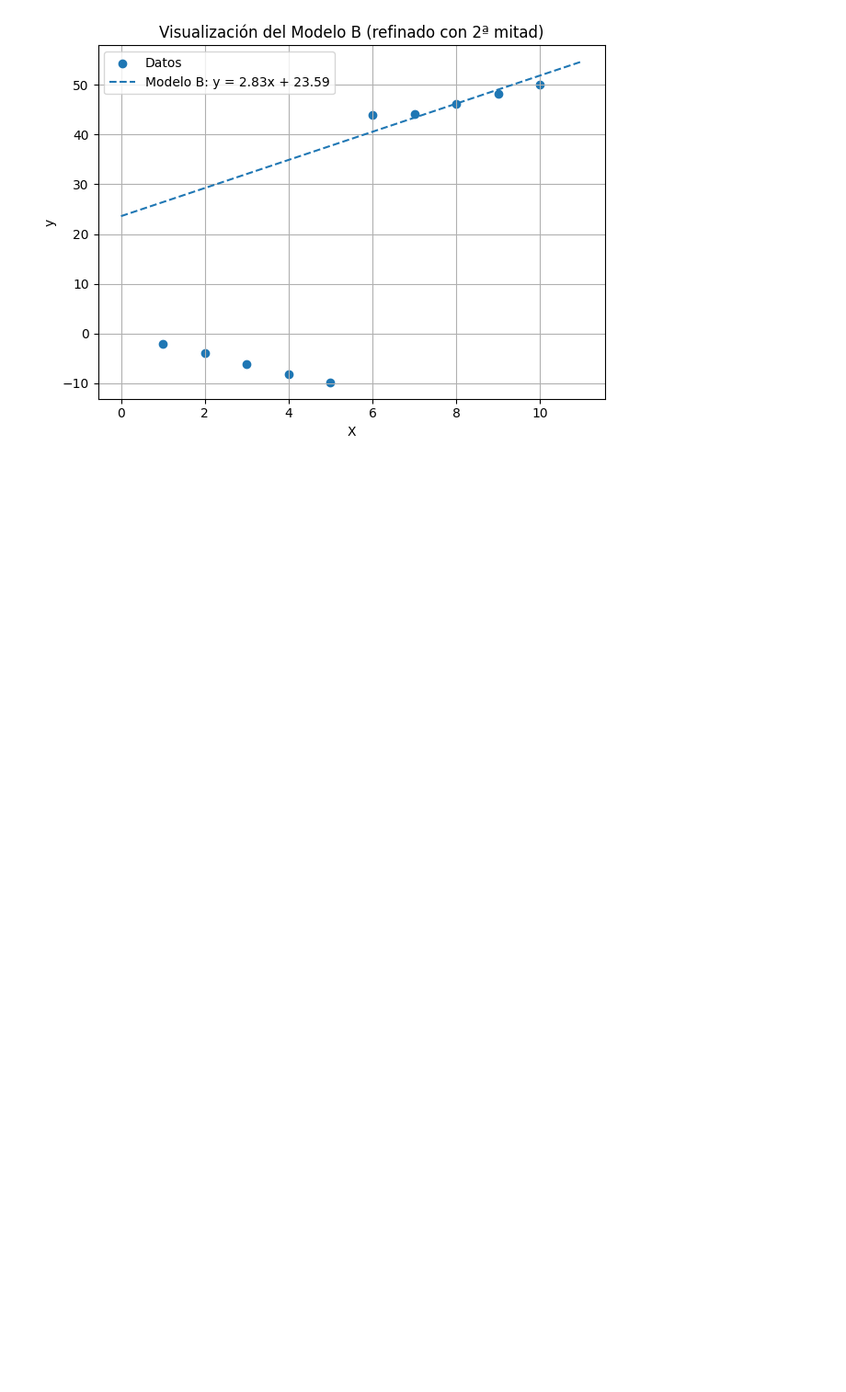
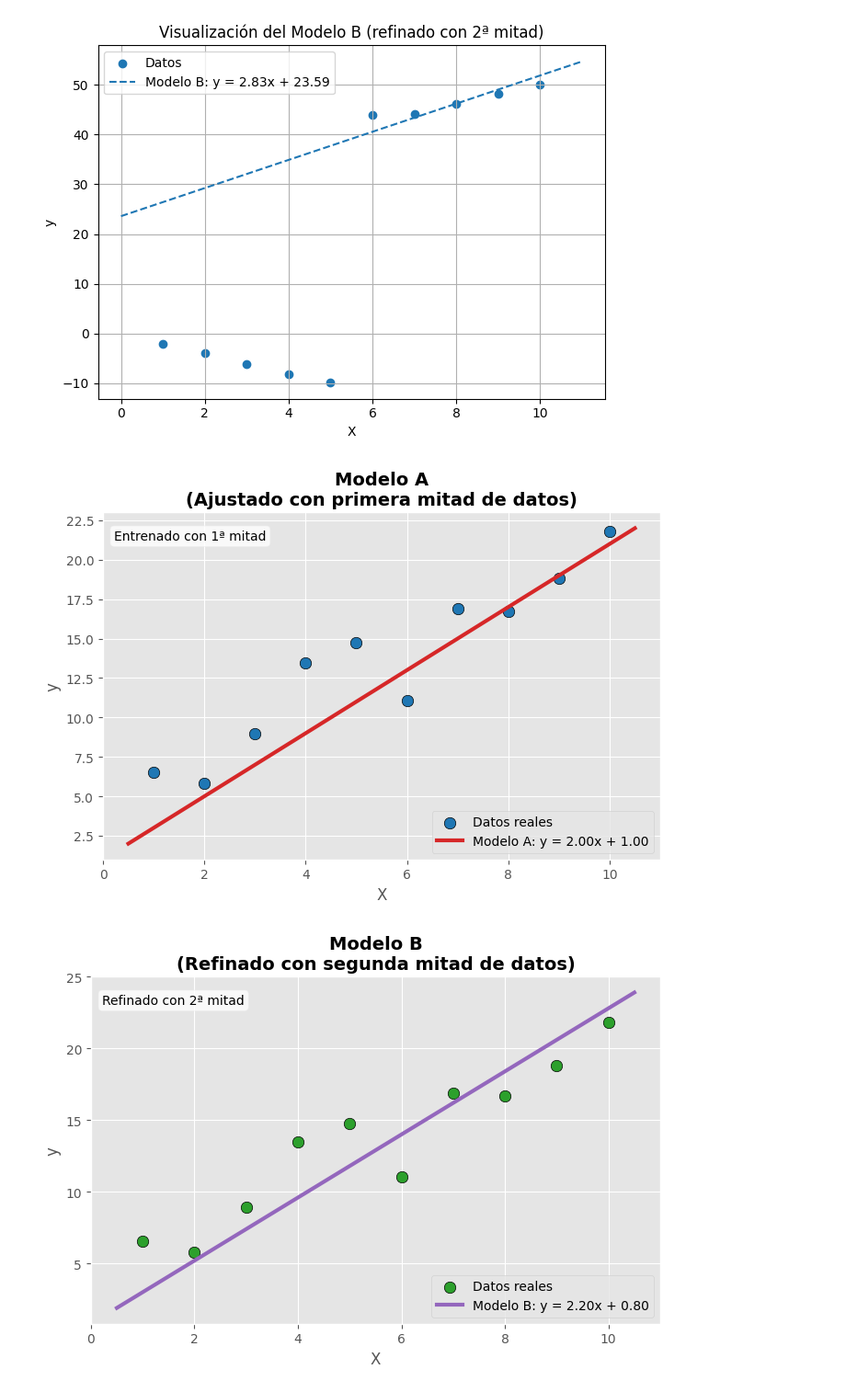
Before and after one commit to eguar11011/Continual, a Jupyter notebook: Exploracion/regresion-en-intervalos.ipynb, the cells around one changed output. Shown: that part at 92% size. Cells and saved outputs as stored; diff of their text form; code cells hidden in the pictures; blank space fills up the shorter version.

```diff
--- a/Exploracion/regresion-en-intervalos.ipynb
+++ b/Exploracion/regresion-en-intervalos.ipynb
@@ -168,3 +168,65 @@ plt.show()
 # %% [output]
 [figure]
 [figure]
+# %%
+import numpy as np
+import matplotlib.pyplot as plt
+
+# ───────────────────────────── Ejemplo reproducible ─────────────────────────────
+# Si ya tienes tus propias variables, comenta o elimina este bloque.
+try:
+    X
+    y
+    theta1_A
+    theta0_A
+    theta1_B
+    theta0_B
+except NameError:
+    np.random.seed(0)
+    X = np.arange(1, 11)
+    theta1_A, theta0_A = 2.0, 1.0     # Parámetros hipotéticos Modelo A
+    theta1_B, theta0_B = 2.2, 0.8     # Parámetros hipotéticos Modelo B
+    y = theta1_A * X + theta0_A + np.random.normal(0, 2, size=len(X))
+
+# ───────────────────────────── Preparar líneas de regresión ─────────────────────────────
+x_line = np.linspace(X.min() - 0.5, X.max() + 0.5, 400)
+y_line_A = theta1_A * x_line + theta0_A
+y_line_B = theta1_B * x_line + theta0_B
+
+# Aplicar un estilo global agradable
+plt.style.use("ggplot")
+
+# ───────────────────────────── Figura 1: Modelo A ─────────────────────────────
+fig1 = plt.figure(figsize=(7, 5))
+plt.scatter(X, y, s=80, c="#1f77b4", edgecolors="k", label="Datos reales")
+plt.plot(x_line, y_line_A, linewidth=3, c="#d62728",
+         label=f"Modelo A: y = {theta1_A:.2f}x + {theta0_A:.2f}")
+plt.text(0.02, 0.95, "Entrenado con 1ª mitad",
+         transform=plt.gca().transAxes, fontsize=10, va="top",
+         bbox=dict(boxstyle="round", facecolor="white", alpha=0.8))
+plt.title("Modelo A\n(Ajustado con primera mitad de datos)",
+          fontsize=14, fontweight="bold")
+plt.xlabel("X")
+plt.ylabel("y")
+plt.legend()
+plt.tight_layout()
+
+# ───────────────────────────── Figura 2: Modelo B ─────────────────────────────
+fig2 = plt.figure(figsize=(7, 5))
+plt.scatter(X, y, s=80, c="#2ca02c", edgecolors="k", label="Datos reales")
+plt.plot(x_line, y_line_B, linewidth=3, c="#9467bd",
+         label=f"Modelo B: y = {theta1_B:.2f}x + {theta0_B:.2f}")
+plt.text(0.02, 0.95, "Refinado con 2ª mitad",
+         transform=plt.gca().transAxes, fontsize=10, va="top",
+         bbox=dict(boxstyle="round", facecolor="white", alpha=0.8))
+plt.title("Modelo B\n(Refinado con segunda mitad de datos)",
+          fontsize=14, fontweight="bold")
+plt.xlabel("X")
+plt.ylabel("y")
+plt.legend()
+plt.tight_layout()
+
+plt.show()
+# %% [output]
+[figure, added]
+[figure, added]
```
Also changed, not shown: 30 other files.
